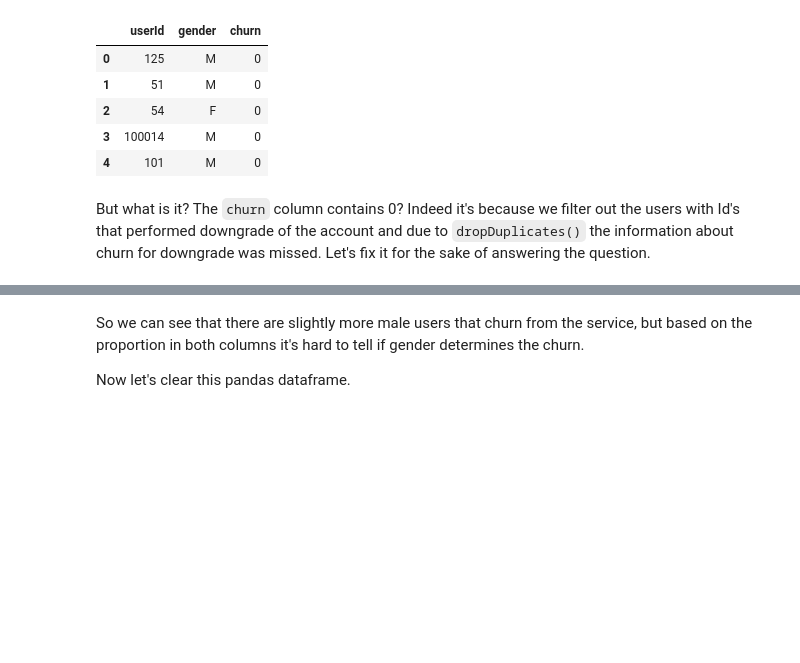
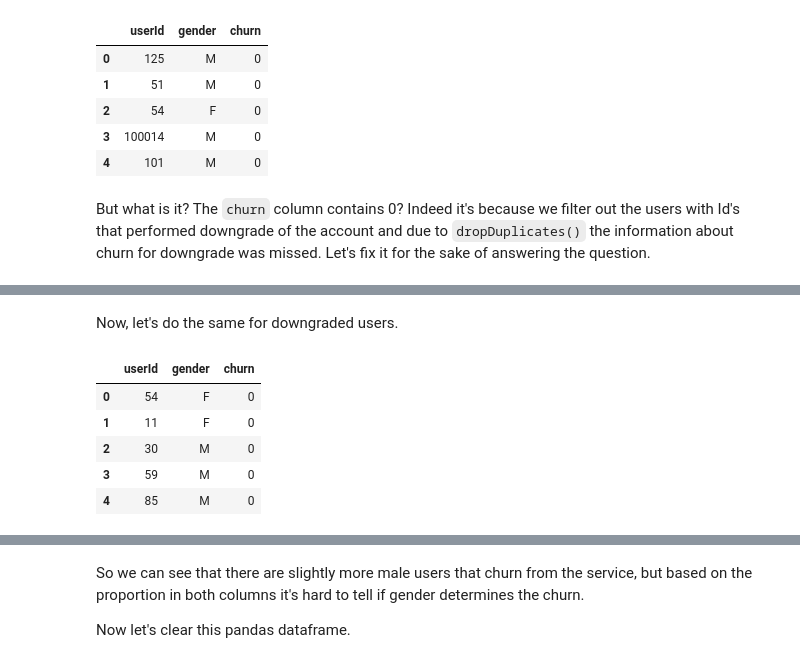
Before and after one commit to danpeczek/sparkify-capstone-project, a Jupyter notebook: Sparkify.ipynb, the cells around one changed output, grey strips where cells are left out. Saved outputs shown, nothing was run; the diff lists cells and outputs as text; code cells hidden in the pictures; blank space fills up the shorter version.

```diff
--- a/Sparkify.ipynb
+++ b/Sparkify.ipynb
@@ -97,7 +96,8 @@ downgraded_ids = [i.userId for i in downgraded_ids]
 # %% [markdown]
 Now let's define two functions that will find users that are churned and not churned.
 # %%
-isInChurn = udf(lambda x: x in (churned_ids+downgraded_ids), BooleanType())
+isInChurn = udf(lambda x: x in (churned_ids), BooleanType())
+isInDowngraded = udf(lambda x: x in (downgraded_ids), BooleanType())
 notInChurn = udf(lambda x: x not in (churned_ids+downgraded_ids), BooleanType())
 # %% [markdown]
 ### Do we have null values across the dataset?
@@ -205 +206,14 @@ users_gender.head()
+# %% [markdown]
+Now, let's do the same for downgraded users.
+# %%
+users_dw=df.filter(isInDowngraded(df.userId)).select("userId", "gender", "churn").dropDuplicates(["userId"]).toPandas()
+users_dw["churn"] = 1
+users_dw.head()
+# %% [output]
+|  | userId | gender | churn |
+| 0 | 54 | F | 0 |
+| 1 | 11 | F | 0 |
+| 2 | 30 | M | 0 |
+| 3 | 59 | M | 0 |
+| 4 | 85 | M | 0 |
 # %%
```
Also changed, not shown: parts of 9 cells of this notebook.
